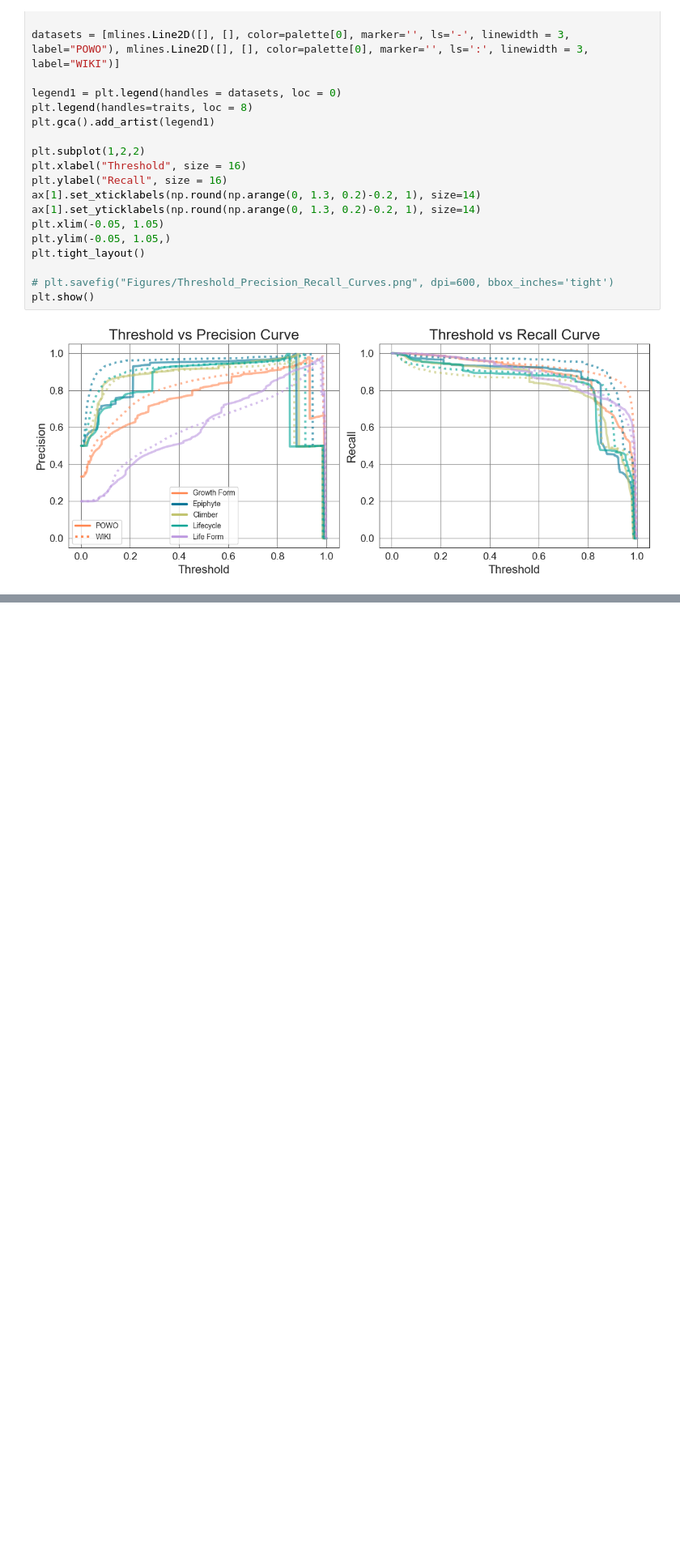
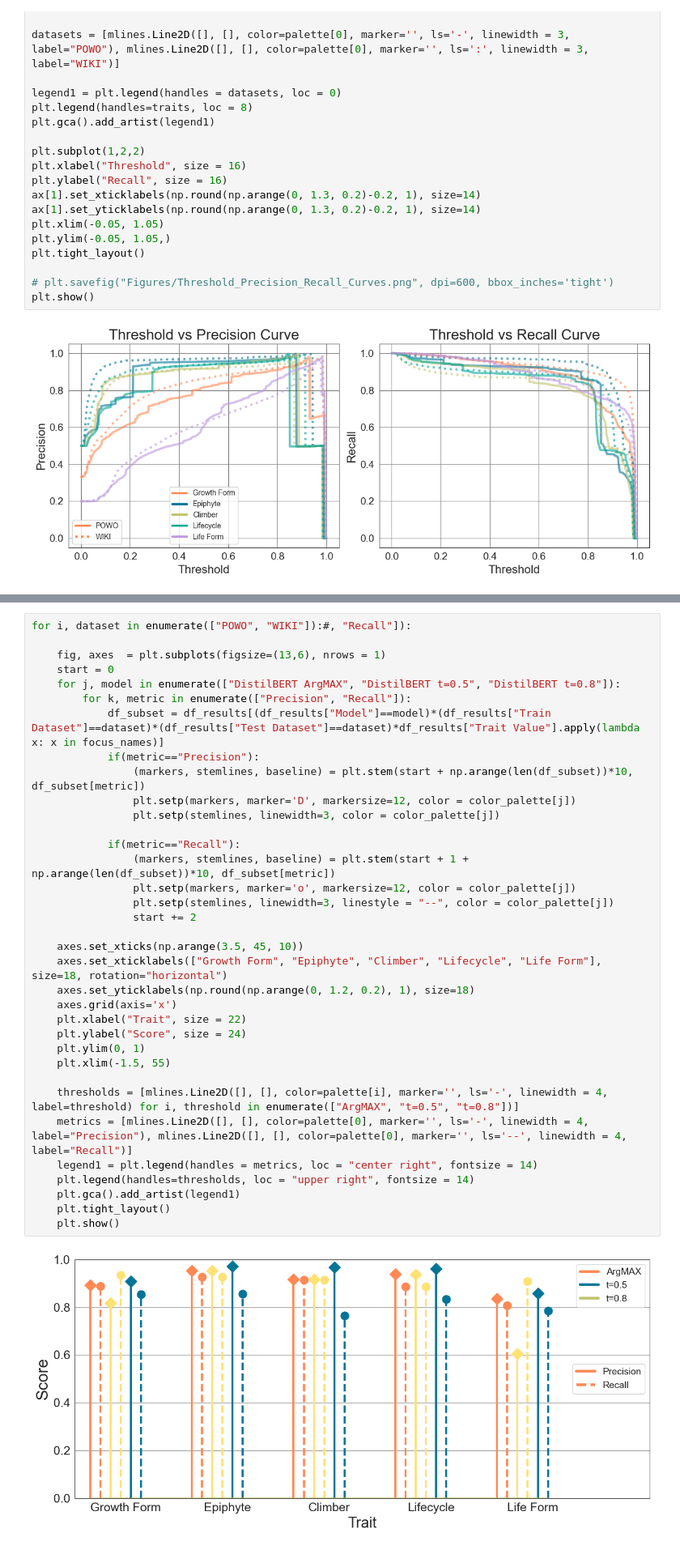
Before and after one commit to ViktorDomazetoski/NLP-Plant-Traits, a Jupyter notebook: Code/06.2 Result Visualization_Classification_Probabilistic.ipynb, the cells around one changed output, grey strips where cells are left out. Shown: that part at 81% size. Cells and saved outputs as stored; diff of their text form; blank space fills up the shorter version.

Commit message:
New threshold visualization

```diff
--- a/Code/06.2 Result Visualization_Classification_Probabilistic.ipynb
+++ b/Code/06.2 Result Visualization_Classification_Probabilistic.ipynb
@@ -395,0 +497,37 @@ plt.show()
+# %%
+for i, dataset in enumerate(["POWO", "WIKI"]):#, "Recall"]):
+
+    fig, axes  = plt.subplots(figsize=(13,6), nrows = 1)
+    start = 0
+    for j, model in enumerate(["DistilBERT ArgMAX", "DistilBERT t=0.5", "DistilBERT t=0.8"]):
+        for k, metric in enumerate(["Precision", "Recall"]):
+            df_subset = df_results[(df_results["Model"]==model)*(df_results["Train Dataset"]==dataset)*(df_results["Test Dataset"]==dataset)*df_results["Trait Value"].apply(lambda x: x in focus_names)]
+            if(metric=="Precision"):
+                (markers, stemlines, baseline) = plt.stem(start + np.arange(len(df_subset))*10, df_subset[metric])
+                plt.setp(markers, marker='D', markersize=12, color = color_palette[j])
+                plt.setp(stemlines, linewidth=3, color = color_palette[j])
+
+            if(metric=="Recall"):
+                (markers, stemlines, baseline) = plt.stem(start + 1 + np.arange(len(df_subset))*10, df_subset[metric])
+                plt.setp(markers, marker='o', markersize=12, color = color_palette[j])
+                plt.setp(stemlines, linewidth=3, linestyle = "--", color = color_palette[j])
+                start += 2
+
+    axes.set_xticks(np.arange(3.5, 45, 10))
+    axes.set_xticklabels(["Growth Form", "Epiphyte", "Climber", "Lifecycle", "Life Form"], size=18, rotation="horizontal")
+    axes.set_yticklabels(np.round(np.arange(0, 1.2, 0.2), 1), size=18)
+    axes.grid(axis='x')
+    plt.xlabel("Trait", size = 22)
+    plt.ylabel("Score", size = 24)
+    plt.ylim(0, 1)
+    plt.xlim(-1.5, 55)
+
+    thresholds = [mlines.Line2D([], [], color=palette[i], marker='', ls='-', linewidth = 4, label=threshold) for i, threshold in enumerate(["ArgMAX", "t=0.5", "t=0.8"])]
+    metrics = [mlines.Line2D([], [], color=palette[0], marker='', ls='-', linewidth = 4, label="Precision"), mlines.Line2D([], [], color=palette[0], marker='', ls='--', linewidth = 4, label="Recall")]
+    legend1 = plt.legend(handles = metrics, loc = "center right", fontsize = 14)
+    plt.legend(handles=thresholds, loc = "upper right", fontsize = 14)
+    plt.gca().add_artist(legend1)
+    plt.tight_layout()
+    plt.show()
+# %% [output]
+[figure, added]
```
Also changed, not shown: parts of 6 cells of this notebook.
